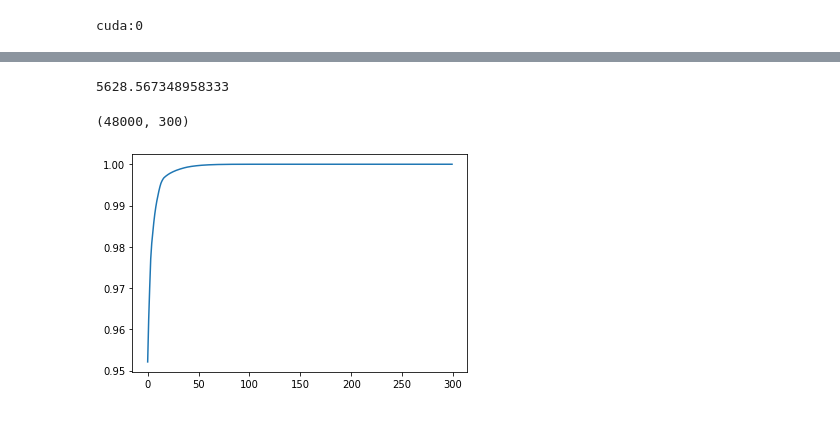
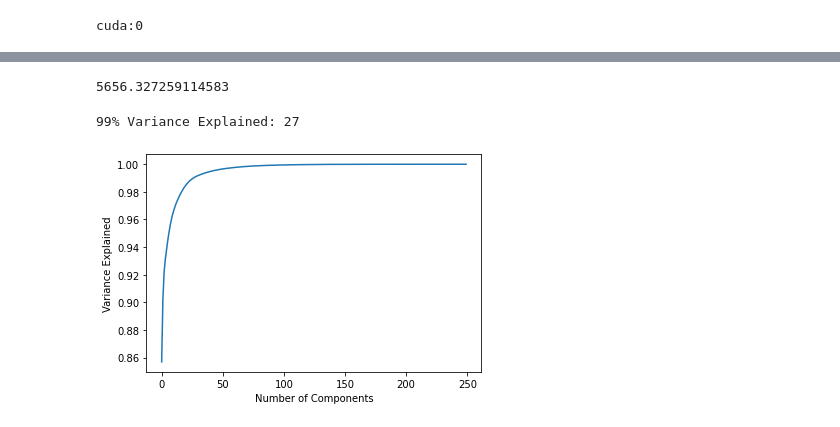
Before and after one commit to TheOneCodeGuy/AutoAssociationNN-RBM-AutoEncoders, a Jupyter notebook: Q3.ipynb, the cells around one changed output, grey strips where cells are left out. Drawn from its saved outputs; the diff is of its cells as text; code cells hidden in the pictures.

```diff
--- a/Q3.ipynb
+++ b/Q3.ipynb
@@ -76,7 +67,7 @@ def train_test_loader(directory, train_fraction=0.8, num_workers=2, batch_size=3
 
     return trainloader, testloader, train_size, test_size
 # %%
-trainloader, testloader, train_size, test_size = train_test_loader('/content/drive/My Drive/Data_Set_2(Black_and_white_images)', train_fraction=0.8, num_workers=0, batch_size=64)
+trainloader, testloader, train_size, test_size = train_test_loader('/content/drive/My Drive/Data_Set_2(Black_and_white_images)', train_fraction=0.8, num_workers=0, batch_size=32)
 # %%
 class AutoEncoder(nn.Module):
 
@@ -103,3 +94,8 @@ class AutoEncoder(nn.Module):
         z = self.fc2(z)
 
         return z
+# %%
+X_train = []
+for X, y in trainloader:
+  X_train.extend(X.numpy())
+X_train = np.array(X_train)
@@ -110,6 +119,6 @@ print(device)
 # %% [output]
 cuda:0
 # %%
-ae1 = AutoEncoder(784, [150, 300, 150])
+ae1 = AutoEncoder(784, [400, 250, 400])
 ae1 = ae1.to(device)
-optimizer1 = optim.SGD(ae1.parameters(), lr=0.001, momentum=0.8)
+optimizer1 = optim.SGD(ae1.parameters(), lr=0.0001, momentum=0.9)
@@ -131,7 +125,8 @@ tensor([[-0.0473,  0.0143, -0.0267,  ...,  0.0494,  0.0549, -0.0022],
 # %%
 old_loss = np.inf
 
-max_epoch = 50
+max_epoch = 100
+losses = []
 
 for epoch in range(max_epoch):
 
@@ -156,10 +151,10 @@ for epoch in range(max_epoch):
         # Update Parameters
         optimizer1.step()
 
-        running_loss += loss.item()*len(X)
+        running_loss += loss.item()*len(X)/train_size
 
-    print('Epoch', epoch+1, ': Loss =', running_loss/train_size)
-
+    print('Epoch', epoch+1, ': Loss =', running_loss)
+    losses.append(running_loss)
     if (abs(running_loss-old_loss)/running_loss < 1e-5):
         print('Converged')
         break
@@ -167,4 +162,9 @@ for epoch in range(max_epoch):
     old_loss = running_loss
 
 print('Finished Training')
+plt.plot(losses)
+plt.ylabel('Loss')
+plt.xlabel('Iter Number')
+plt.title('Convergence monitor plot')
+plt.show()
 # %% [output]
@@ -203,7 +196,7 @@ for data in testloader:
 test_loss = test_loss/test_size
 print(test_loss)
 # %% [output]
-5628.567348958333
+5656.327259114583
 # %%
 Z1_array = []
 
@@ -217,16 +210,16 @@ for data in trainloader:
         Z1_array = Z1.cpu().numpy()
     else:
         Z1_array = np.append(Z1_array, Z1.cpu().numpy(), axis=0)
-# %%
-Z1_array.shape
-# %% [output]
-(48000, 300)
 # %%
-pca2 = PCA(n_components=300)
+pca2 = PCA(n_components=Z1_array.shape[1])
 pca2.fit(Z1_array)
 
+print('99% Variance Explained:', np.where(np.cumsum(pca2.explained_variance_ratio_)>=0.99)[0][0]+1)
 explained_var = np.cumsum(pca2.explained_variance_ratio_)
 plt.plot(explained_var)
+plt.xlabel('Number of Components')
+plt.ylabel('Variance Explained')
 plt.show()
 # %% [output]
+99% Variance Explained: 27
-[figure, old version]
+[figure, new version]
```
Also changed, not shown: parts of 21 cells of this notebook.
